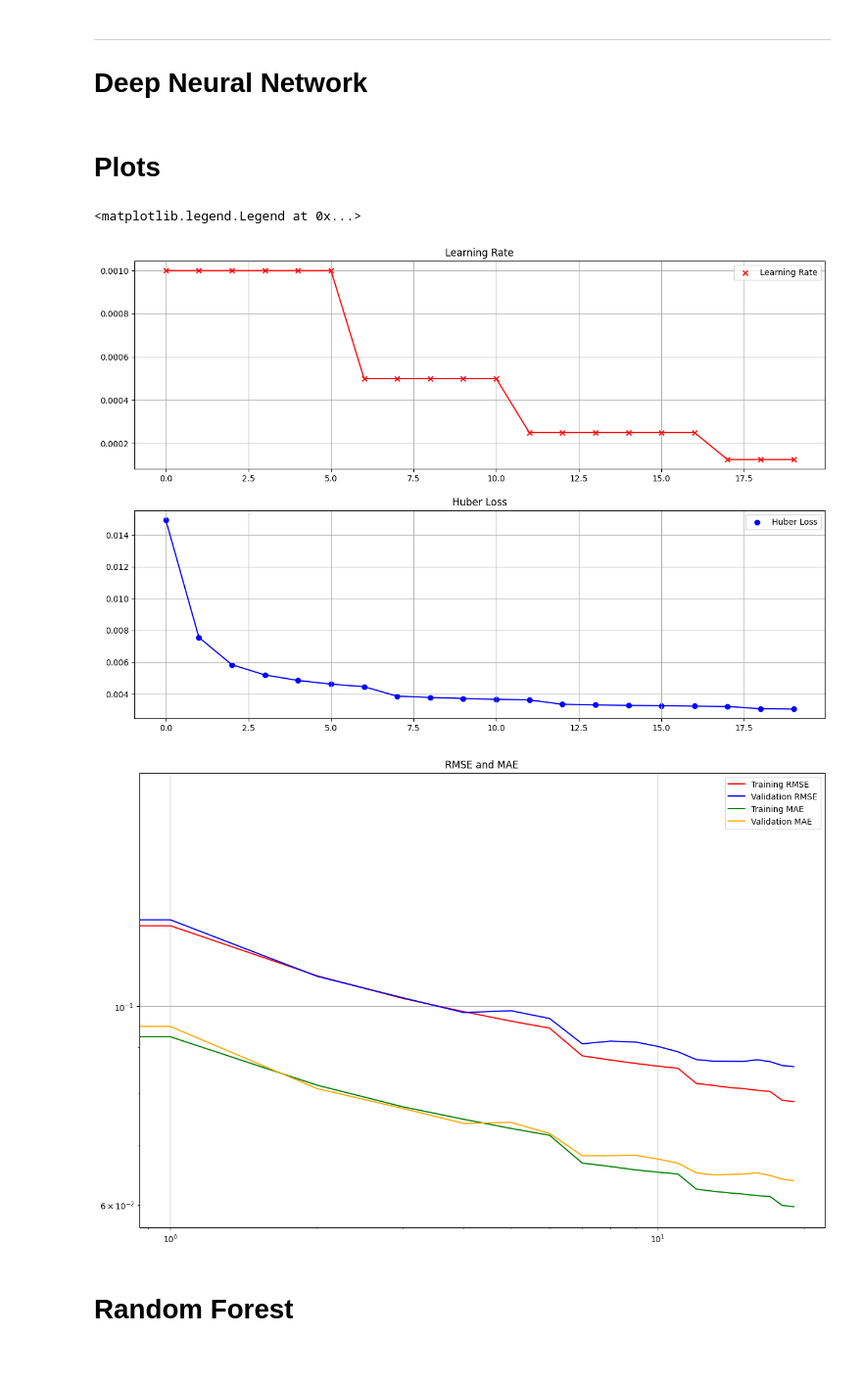
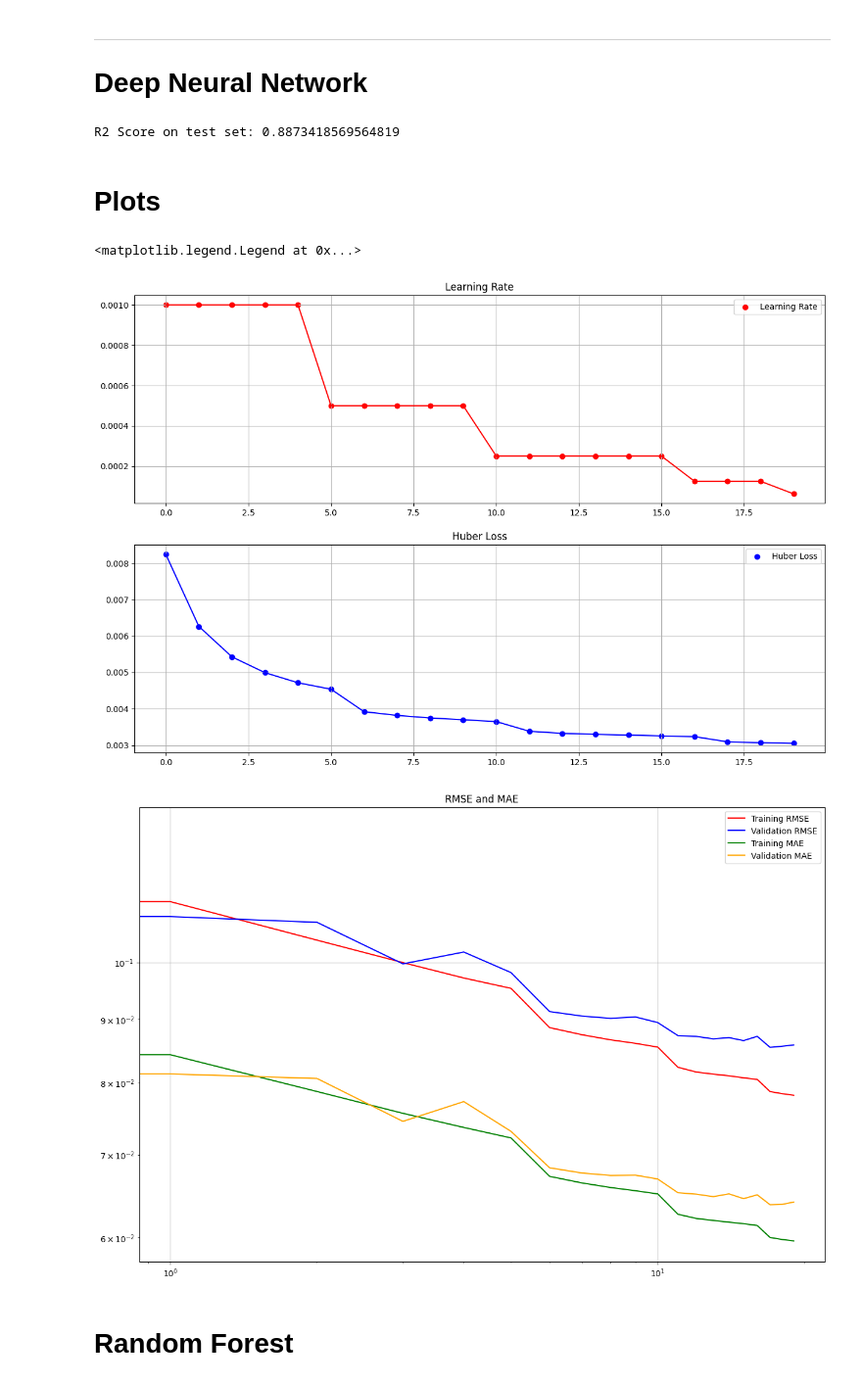
Before and after one commit to Mpinaz/Predict-sufrace-seismic-amplification-factor-from-Borehole-Datas, a Jupyter notebook: Models.ipynb, the cells around one changed output. Shown at 98% size. Cells and saved outputs as stored; diff of their text form; code cells hidden in the pictures.

```diff
--- a/Models.ipynb
+++ b/Models.ipynb
@@ -271,6 +271,7 @@ for i in range(Epochs):
   Val_True=[]
   with torch.no_grad():
       for x, y in Validation:
+          x, y = x.to(device), y.to(device)
           pred = model(x)
           Val_Pred.append(pred.detach().cpu().numpy())
           Val_True.append(y.detach().cpu().numpy())
@@ -309,41 +310,44 @@ RMSE= mean_squared_error( Predictions,Targets)
 MAE = mean_absolute_error(Predictions,Targets)
 
 print(f"R2 Score on test set: {R2}")
+# %% [output]
+R2 Score on test set: 0.8873418569564819
 # %% [markdown]
 # Plots
 # %%
+x = np.linspace(0,19,20)
 fig, ax=plt.subplots(figsize=(15,10))
 ax.axis('off')
 Plot1=plt.subplot(2,1,1)
 Plot2=plt.subplot(2,1,2)
 
 Plot2.set_title('Huber Loss')
-Plot2.scatter(losses,label='Huber Loss',c='b')
-Plot2.plot(losses,c='b')
+Plot2.scatter(x, History["losses"],label='Huber Loss',c='b')
+Plot2.plot(History["losses"],c='b')
 Plot2.legend(loc='best')
 Plot2.grid('on')
 
 
 Plot1.set_title('Learning Rate')
-Plot1.scatter(learning_rate,label='Learning Rate',c='r')
-Plot1.plot(learning_rate, c='r')
+Plot1.scatter(x, History["learning_rate"],label='Learning Rate',c='r')
+Plot1.plot(History["learning_rate"], c='r')
 Plot1.legend(loc='best')
 Plot1.grid('on')
 
 
 fig, Model=plt.subplots(figsize=(15,10))
 Model.set_title('RMSE and MAE')
-Model.loglog(Train_RMSE, label='Training RMSE', c='r')
-Model.loglog(Val_RMSE, label='Validation RMSE', c='b')
+Model.loglog(History["Train_RMSE"], label='Training RMSE', c='r')
+Model.loglog(History["Val_RMSE"], label='Validation RMSE', c='b')
 
-Model.loglog(Train_MAE, label='Training MAE', c='g')
-Model.loglog(Val_MAE, label='Validation MAE', c='orange')
+Model.loglog(History["Train_MAE"], label='Training MAE', c='g')
+Model.loglog(History["Val_MAE"], label='Validation MAE', c='orange')
 Model.grid('on')
 Model.legend(loc='best')
 # %% [output]
 <matplotlib.legend.Legend at 0x...>
-[figure, old version]
+[figure, new version]
-[figure, old version]
+[figure, new version]
 # %% [markdown]
 # Random Forest
 # %%
```
Also changed, not shown: parts of 2 cells of this notebook.
